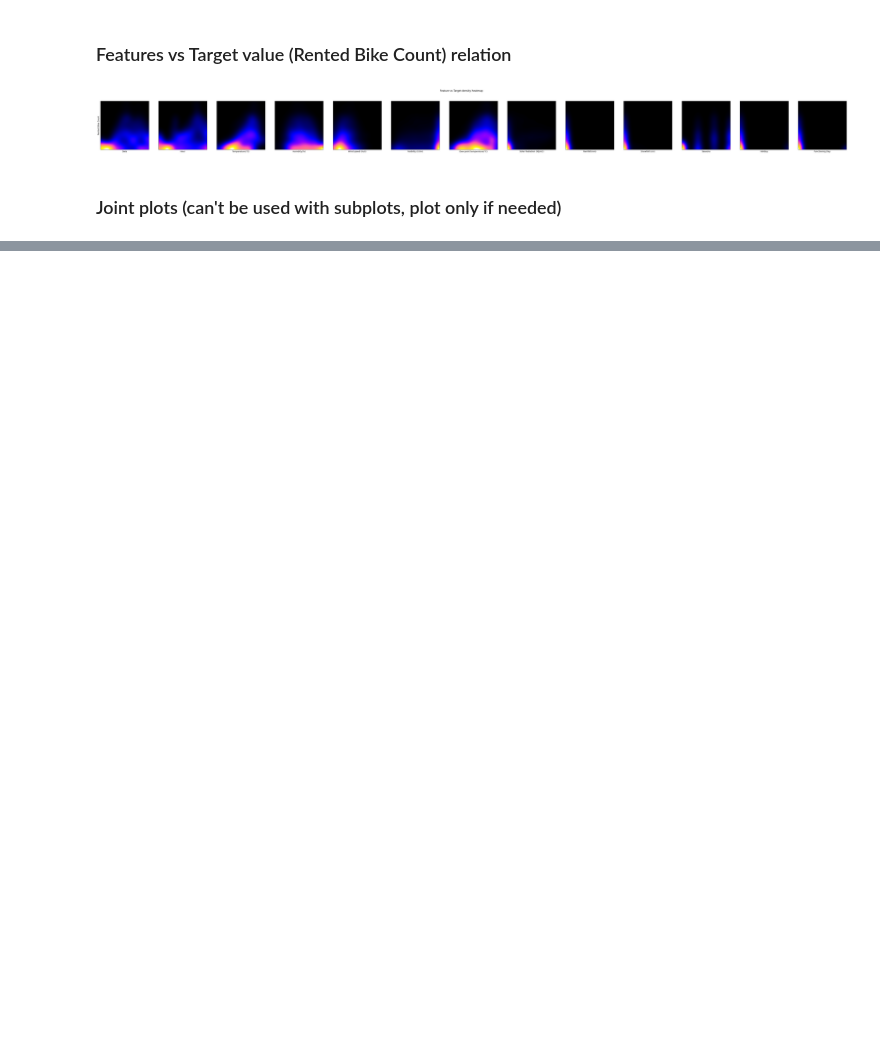
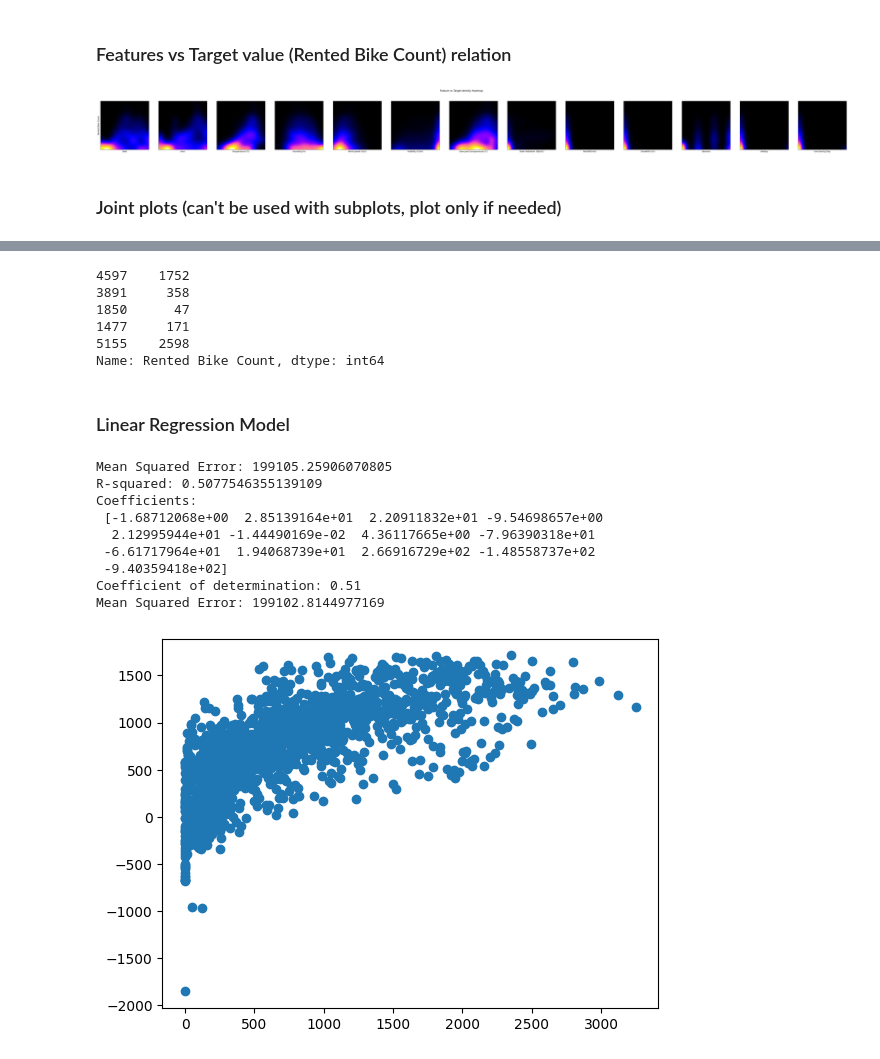
Before and after one commit to IvanGomez37/Final-Project-FoML, a Jupyter notebook: seoul_bike.ipynb, the cells around one changed output, grey strips where cells are left out. Cells and saved outputs as stored; diff of their text form; code cells hidden in the pictures; blank space fills up the shorter version.

```diff
--- a/seoul_bike.ipynb
+++ b/seoul_bike.ipynb
@@ -376,0 +404,10 @@ def joint_matrix(data):
+# %%
+from sklearn.model_selection import train_test_split
+
+# Splitting the data into training and temporary (validation + test) sets
+X_train, X_temp, y_train, y_temp = train_test_split(scaled_SeoulBikeData_features, scaled_SeoulBikeData_target, test_size=0.4, random_state=42)
+
+# Splitting the temporary set into validation and test sets
+X_val, X_test, y_val, y_test = train_test_split(X_temp, y_temp, test_size=0.5, random_state=42)
+
+X_train.head()
@@ -376,0 +480,62 @@ def joint_matrix(data):
+# %%
+y_test.head()
+# %% [output]
+4597    1752
+3891     358
+1850      47
+1477     171
+5155    2598
+Name: Rented Bike Count, dtype: int64
+# %% [markdown]
+### Linear Regression Model
+# %%
+from sklearn import datasets, linear_model
+from sklearn.metrics import mean_squared_error, r2_score
+from sklearn.metrics import accuracy_score
+
+# Create linear regression object
+regr = linear_model.LinearRegression()
+
+# Train the model using the training sets
+regr.fit(X_train, y_train)
+
+# Make predictions using the testing setç
+#X_test_prediction = transform(X_test)
+#prediction = regr.predict(X_test_prediction)
+
+prediction = regr.predict(X_test)
+
+# Evaluate the model
+mse = mean_squared_error(y_test, prediction)
+r2 = r2_score(y_test, prediction)
+
+print(f"Mean Squared Error: {mse}")
+print(f"R-squared: {r2}")
+
+print("Coefficients: \n", regr.coef_)
+# The coefficient of determination: 1 is perfect prediction
+print("Coefficient of determination: %.2f" % r2_score(y_test, prediction))
+
+
+# Convert predictions to binary values (e.g., rounding to the nearest integer)
+y_val_pred_binary = np.round(prediction).astype(int)
+
+# We won't calculate the accuracy beucase it doesn't make sense for regression problems
+#instead we will calculate the mean squared error
+mse = mean_squared_error(y_test, y_val_pred_binary)
+#accuracy = accuracy_score(y_test, y_val_pred_binary)
+print(f"Mean Squared Error: {mse}")
+
+plt.scatter(y_test, prediction)
+plt.show()
+# %% [output]
+Mean Squared Error: 199105.25906070805
+R-squared: 0.5077546355139109
+Coefficients:
+ [-1.68712068e+00  2.85139164e+01  2.20911832e+01 -9.54698657e+00
+  2.12995944e+01 -1.44490169e-02  4.36117665e+00 -7.96390318e+01
+ -6.61717964e+01  1.94068739e+01  2.66916729e+02 -1.48558737e+02
+ -9.40359418e+02]
+Coefficient of determination: 0.51
+Mean Squared Error: 199102.8144977169
+[figure, added]
```
Also changed, not shown: parts of 18 cells of this notebook.
